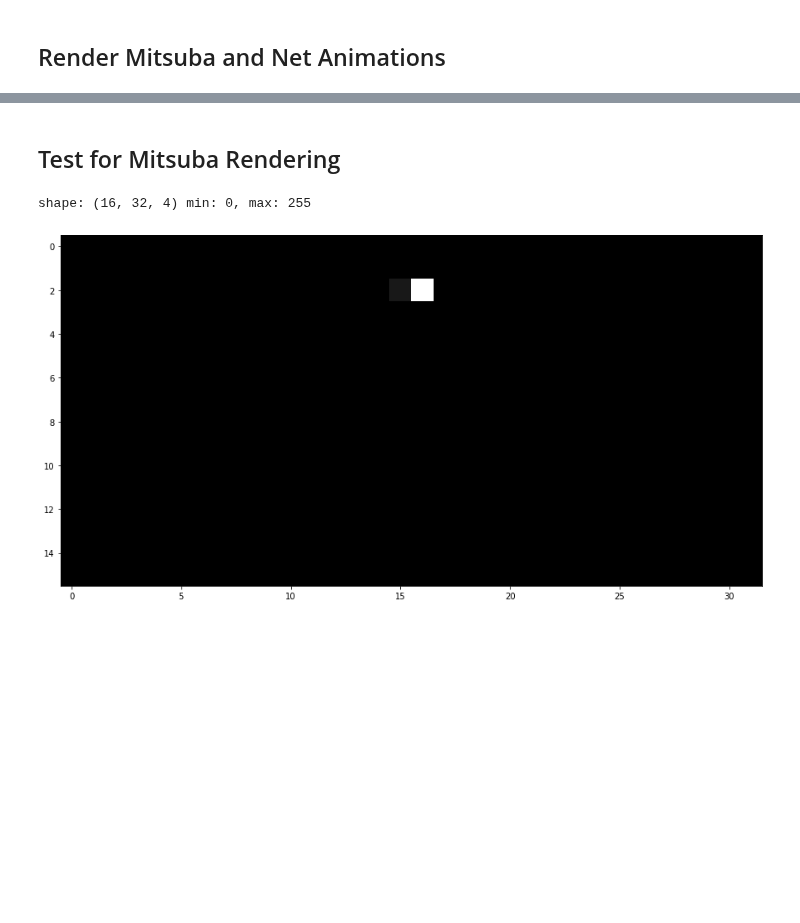
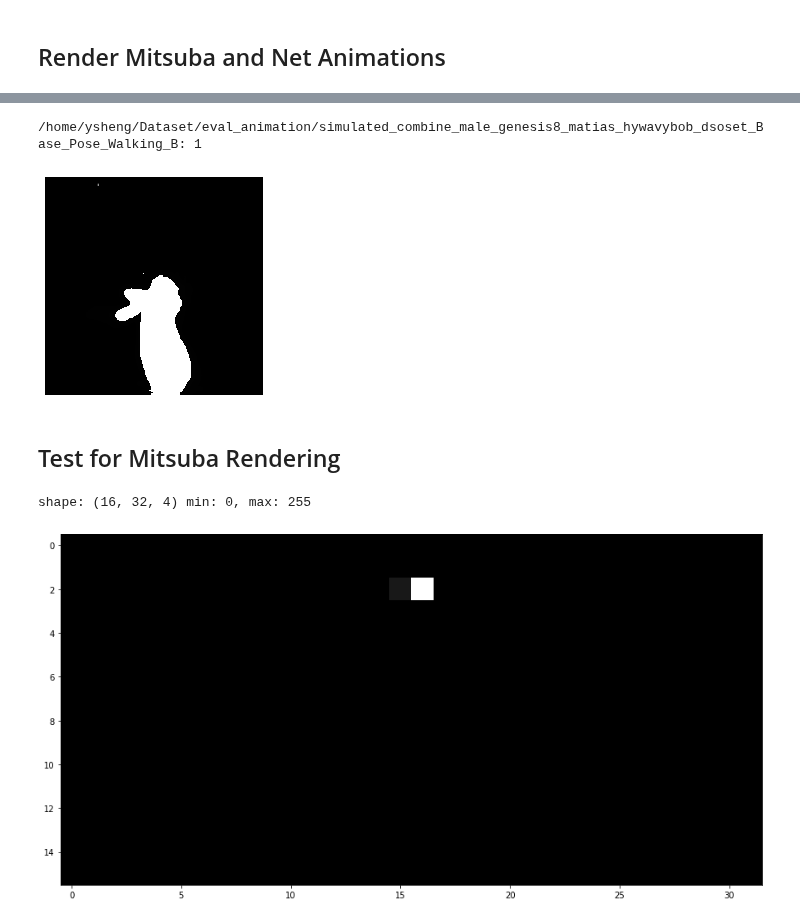
Before and after one commit to ShengCN/soft_shadow, a Jupyter notebook: evaluation/animation.ipynb, the cells around one changed output, grey strips where cells are left out. Drawn from its saved outputs; the diff is of its cells as text; code cells hidden in the pictures; blank space fills up the shorter version.

```diff
--- a/evaluation/animation.ipynb
+++ b/evaluation/animation.ipynb
@@ -168,21 +220,28 @@ def make_animation(out_fname, render_files, ibl_files):
     render_files.sort()
     ibl_files.sort()
 
-    for i,f in enumerate(render_files):
+    for i,f in enumerate(tqdm(render_files)):
         plt.axis('off')
         img = plt.imread(f)
+
+        # dbg
+        img[np.where(img > 1e-2)] = 1.0
+
         ibl = plt.imread(ibl_files[i])
         w,h = 64, 32
         ibl = cv2.resize(ibl, (w, h))
-        cv2.normalize(ibl, ibl, 0.0, 50.0, cv2.NORM_MINMAX)
+
+#         cv2.normalize(ibl, ibl, 0.0, 50.0, cv2.NORM_MINMAX)
         ibl = np.clip(ibl, 0.0, 1.0)
-        img[:h,:w] = ibl[:,:, :3]
+        c = img.shape[2]
+        img[:h,:w] = ibl[:,:, :c]
         im = plt.imshow(img, animated=True)
         ims.append([im])
 
     ani = animation.ArtistAnimation(fig, ims, interval=24, blit=True, repeat_delay=1000)
     ani.save(out_fname)
 
+dbg = True
 search_str = {'mitsuba':'shadow.png', 'net':'net.png'}
 def render_animations(render_out_folder, ani_out_folder, typename='mitsuba'):
     models = get_folders(render_out_folder)
@@ -193,20 +252,32 @@ def render_animations(render_out_folder, ani_out_folder, typename='mitsuba'):
             ibl_folds = get_folders(model)
             print('{}: {}'.format(model, len(ibl_folds)))
 
-            for ibl in ibl_folds:
+            for ibl in tqdm(ibl_folds):
                 model_name, ibl_name = os.path.basename(model), os.path.basename(ibl)
 
                 ibl_files = get_files(join(ori_ibl_folder, ibl_name))
-                mitsuba_files = [join(ibl, f) for f in os.listdir(ibl) if f.find(search_str[typename]) != -1]
+                mts_result_files = [join(ibl, f) for f in os.listdir(ibl) if (f.find(search_str['mitsuba']) != -1)]
+                net_result_files = [join(ibl, f) for f in os.listdir(ibl) if (f.find(search_str['net']) != -1)]
+                mts_out_fname = '{}_{}_mitsuab.mp4'.format(model_name, ibl_name)
+                net_out_fname = '{}_{}_net.mp4'.format(model_name, ibl_name)
+
+                mts_out_fname = join(ani_out_folder, mts_out_fname)
+                net_out_fname = join(ani_out_folder, net_out_fname)
 
                 if typename == 'mitsuba':
-                    out_fname = '{}_{}_mitsuab.mp4'.format(model_name, ibl_name)
+                    make_animation(mts_out_fname, mts_result_files, ibl_files)
 
                 if typename == 'net':
-                    out_fname = '{}_{}_net.mp4'.format(model_name, ibl_name)
+                    make_animation(net_out_fname, net_result_files, ibl_files)
 
-                out_fname = join(ani_out_folder, out_fname)
-                make_animation(out_fname, mitsuba_files, ibl_files)
+                if typename == 'both':
+                    make_animation(net_out_fname, net_result_files, ibl_files)
+                    make_animation(mts_out_fname, mts_result_files, ibl_files)
+
+                if dbg:
+                    break
+            if dbg:
+                break
 
             pbar.update()
 # %% [markdown]
@@ -244,3 +285,14 @@ render_animations(rendering_out_folder, animation_out, 'mitsuba')
+# %%
+rendering_out_folder = '/home/ysheng/Dataset/eval_animation/'
+animation_out = 'ani_out'
+os.makedirs(animation_out, exist_ok=True)
+
+render_animations(rendering_out_folder, animation_out, 'net')
+# render_animations(rendering_out_folder, animation_out, 'mitsuba')
+# render_animations(rendering_out_folder, animation_out, 'both')
+# %% [output]
+/home/ysheng/Dataset/eval_animation/simulated_combine_male_genesis8_matias_hywavybob_dsoset_Base_Pose_Walking_B: 1
+[figure, added]
 # %% [markdown]
 ## Test for Mitsuba Rendering
 # %%
```
Also changed, not shown: parts of 8 cells of this notebook, 12 other files.
